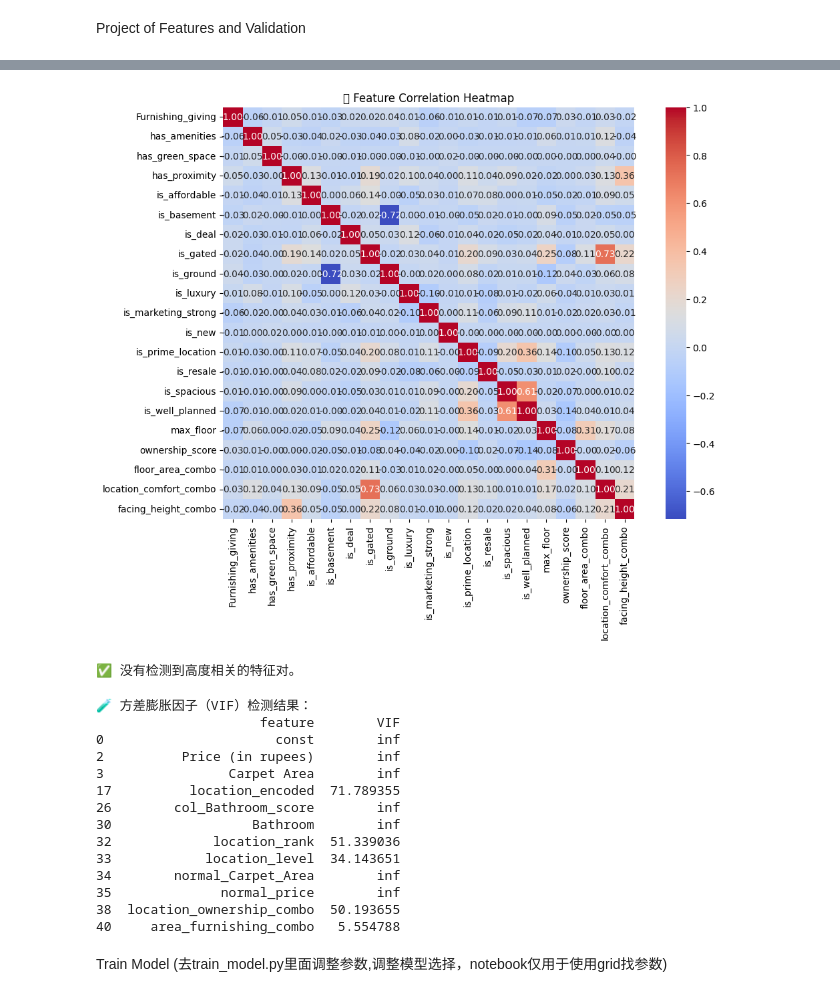
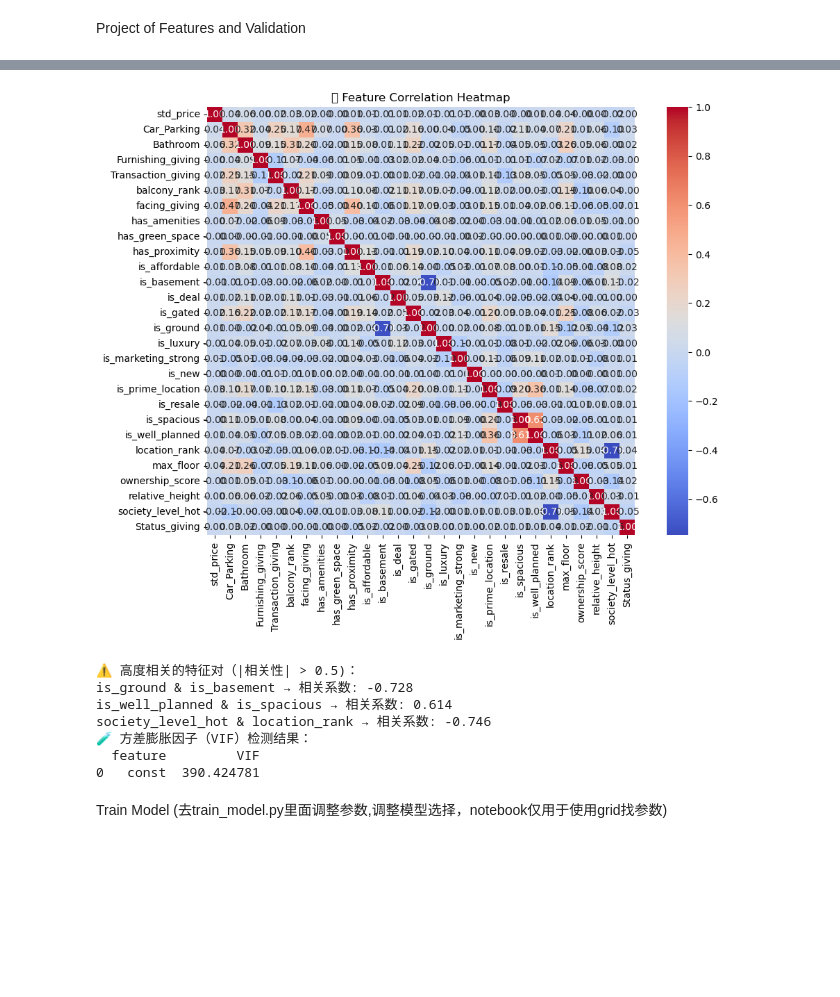
Before and after one commit to St-alpha-hunter/House_price_platform, a Jupyter notebook: notebooks/practice.ipynb, the cells around one changed output, grey strips where cells are left out. Drawn from its saved outputs; the diff is of its cells as text; code cells hidden in the pictures; blank space fills up the shorter version.

```diff
--- a/notebooks/practice.ipynb
+++ b/notebooks/practice.ipynb
@@ -31,6 +31,6 @@ from features_wlh.feature_vif_validation import check_multicollinearity
 from model.evaluate import evaluate_model
 # %%
 # 读取数据
-df = pd.read_csv(get_data_path("house_prices.csv"))
+df_cleaned = pd.read_csv(get_data_path("processed_data/house_prices_cleaned.csv"))
 # 清洗数据
-df_cleaned = pipeline_house_data(df, keywords=KEYWORDS)
+#df_cleaned = pipeline_house_data(df, keywords=KEYWORDS)
@@ -41,11 +55,33 @@ Analysis with picture and Visualization
 # %% [markdown]
 Project  of Features and Validation
 # %%
-My_features = ["Bathroom","Furnishing_giving","floor_level_normalize","has_amenities",
-                                    "has_green_space","has_proximity","is_affordable","is_basement","is_deal",
-                                    "is_gated","is_ground","is_luxury","is_marketing_strong","is_new","is_prime_location",
-                                    "is_resale","is_spacious","is_well_planned","location_rank","max_floor","normal_Carpet_Area",
-                                    "normal_price","ownership_score","floor_area_combo","location_comfort_combo", #有点用但不多
-                                    "location_ownership_combo", "facing_height_combo", "area_furnishing_combo"] #一个示例，训练的时候根据特征分析自己去选
+My_features = ["std_price",
+    "Car_Parking",
+    "Bathroom",
+    "Furnishing_giving",
+    "Transaction_giving",
+    "balcony_rank",
+    "facing_giving",
+    "has_amenities",
+    "has_green_space",
+    "has_proximity",
+    "is_affordable",
+    "is_basement",
+    "is_deal",
+    "is_gated",
+    "is_ground",
+    "is_luxury",
+    "is_marketing_strong",
+    "is_new",
+    "is_prime_location",
+    "is_resale",
+    "is_spacious",
+    "is_well_planned",
+    "location_rank",
+    "max_floor",
+    "ownership_score",
+    "relative_height",
+    "society_level_hot",
+    "Status_giving"] #一个示例，训练的时候根据特征分析自己去选
 
 df_cleaned_features = add_selected_features(df_cleaned, features_to_use = My_features)
@@ -52,23 +112,15 @@ df_cleaned_features = add_selected_features(df_cleaned, features_to_use = My_fea
 # %%
-plot_feature_correlation(df_cleaned_features, features = My_features, threshold=0.85)
-vif_result = check_multicollinearity(df_cleaned_features, threshold=5)
+plot_feature_correlation(df_cleaned_features, features = My_features, threshold=0.5)
+vif_result = check_multicollinearity(df_cleaned_features, features=My_features,threshold=5)
 # %% [output]
-[figure, old version]
+[figure, new version]
-✅ 没有检测到高度相关的特征对。
+⚠️ 高度相关的特征对（|相关性| > 0.5)：
+is_ground & is_basement → 相关系数: -0.728
+is_well_planned & is_spacious → 相关系数: 0.614
+society_level_hot & location_rank → 相关系数: -0.746
+🧪 方差膨胀因子（VIF）检测结果：
+  feature         VIF
+0   const  390.424781
-🧪 方差膨胀因子（VIF）检测结果：
-                     feature        VIF
-0                      const        inf
-2          Price (in rupees)        inf
-3                Carpet Area        inf
-17          location_encoded  71.789355
-26        col_Bathroom_score        inf
-30                  Bathroom        inf
-32             location_rank  51.339036
-33            location_level  34.143651
-34        normal_Carpet_Area        inf
-35              normal_price        inf
-38  location_ownership_combo  50.193655
-40     area_furnishing_combo   5.554788
 # %% [markdown]
 Train Model (去train_model.py里面调整参数,调整模型选择，notebook仅用于使用grid找参数)
 # %%
```
Also changed, not shown: parts of 5 cells of this notebook, 4 other files.
